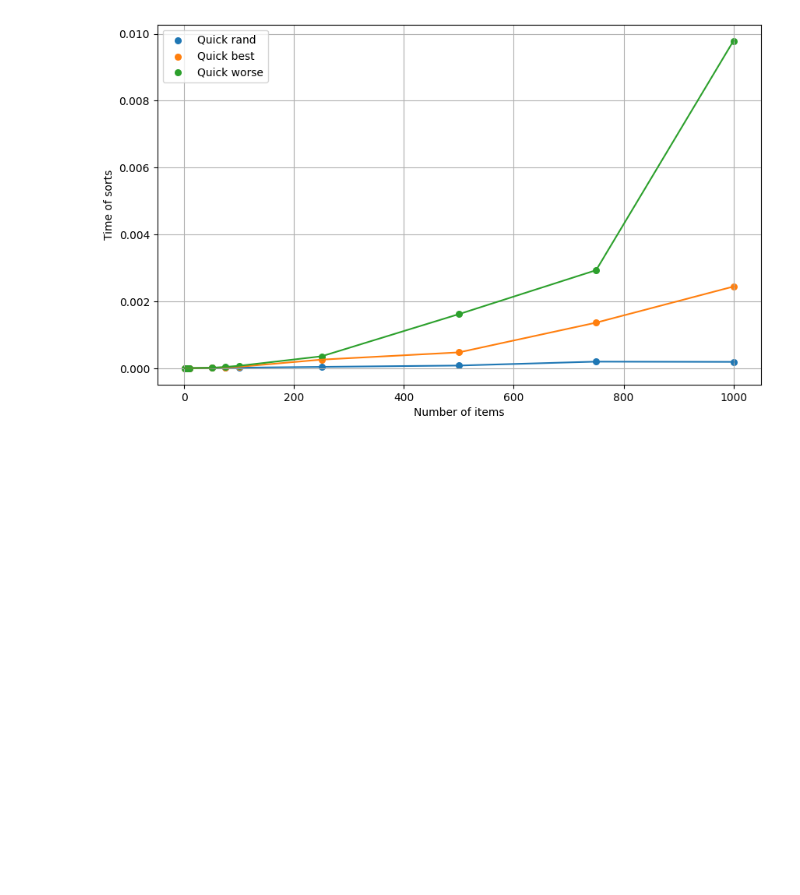
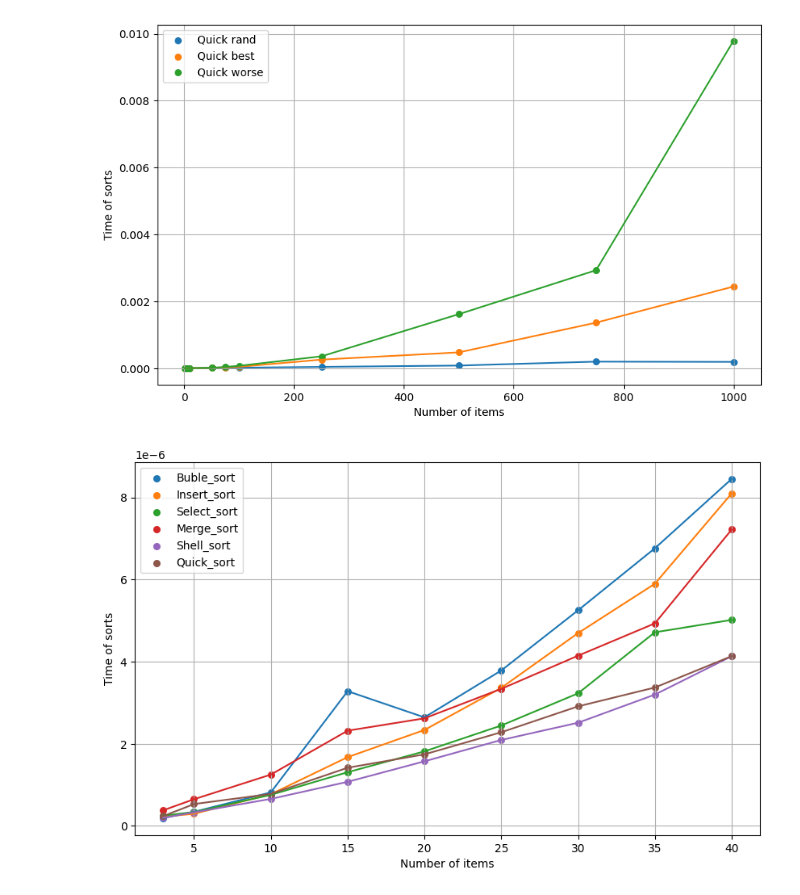
Before and after one commit to Polly23125/Informatics, a Jupyter notebook: Lab_sorts/graph.ipynb, the cells around one changed output. Saved outputs shown, nothing was run; the diff lists cells and outputs as text; code cells hidden in the pictures; blank space fills up the shorter version.

```diff
--- a/Lab_sorts/graph.ipynb
+++ b/Lab_sorts/graph.ipynb
@@ -408,3 +408,56 @@ plt.savefig('Comparing_quick.pdf', format='pdf')
 plt.show()
 # %% [output]
 [figure]
+# %%
+mass9 = np.array(pd.read_csv("9.csv"))
+N4 = []
+bub4 = []
+ins4 = []
+sel4 = []
+mer4 = []
+shell4 = []
+qui4 = []
+
+for i in range (len(mass9)):
+    N4.append(int(mass9[i][0]))
+    bub4.append(float(mass9[i][1]))
+    ins4.append(float(mass9[i][2]))
+    sel4.append(float(mass9[i][3]))
+    mer4.append(float(mass9[i][4]))
+    shell4.append(float(mass9[i][5]))
+    qui4.append(float(mass9[i][6]))
+
+N4 = np.array(N4)
+mer4 = np.array(mer4)
+shell4 = np.array(shell4)
+qui4 = np.array(qui4)
+bub4 = np.array(bub4)
+ins4 = np.array(ins4)
+sel4 = np.array(sel4)
+
+plt.figure(figsize=(10, 6))
+
+plt.scatter(N4, bub4, s=30, label='Buble_sort')
+plt.scatter(N4, ins4, s=30, label='Insert_sort')
+plt.scatter(N4, sel4, s=30, label='Select_sort')
+
+plt.scatter(N4, mer4, s=30, label='Merge_sort')
+plt.scatter(N4, shell4, s=30, label='Shell_sort')
+plt.scatter(N4, qui4, s=30, label='Quick_sort')
+
+plt.plot(N4, bub4)
+plt.plot(N4, ins4)
+plt.plot(N4, sel4)
+
+plt.plot(N4, mer4)
+plt.plot(N4, shell4)
+plt.plot(N4, qui4)
+
+plt.xlabel('Number of items')
+plt.ylabel('Time of sorts')
+plt.grid()
+plt.legend()
+plt.savefig('Comparing_small.pdf', format='pdf')
+plt.show()
+# %% [output]
+[figure, added]
```
Also changed, not shown: parts of 7 cells of this notebook, 12 other files.
